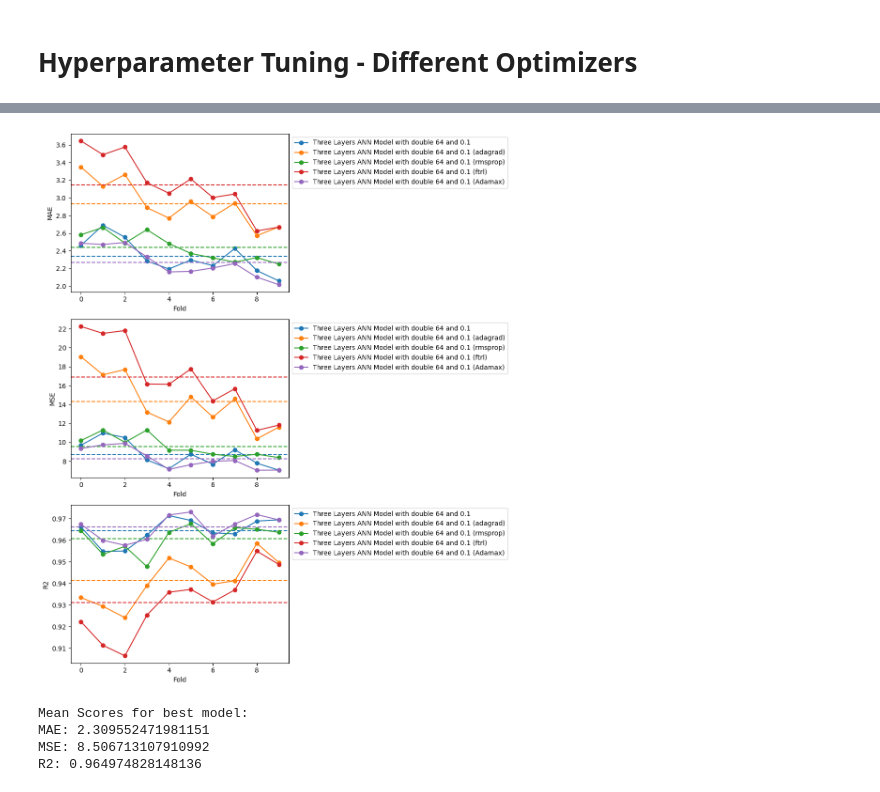
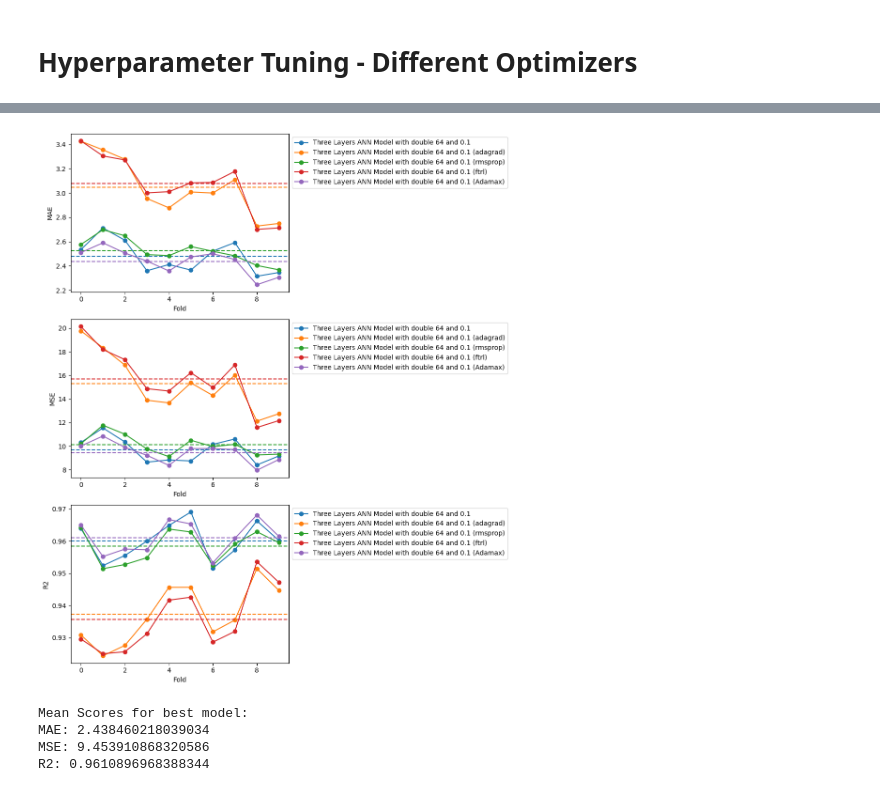
Before and after one commit to jonaslwq/dsa4262_part1, a Jupyter notebook: ANN.ipynb, the cells around one changed output, grey strips where cells are left out. Drawn from its saved outputs; the diff is of its cells as text; code cells hidden in the pictures.

```diff
--- a/ANN.ipynb
+++ b/ANN.ipynb
@@ -394,9 +394,9 @@ model_scores = {
 }
 
 model = Sequential()
-model.add(Dense(units=64, activation='relu', input_dim=35))
+model.add(Dense(units=64, activation='relu', input_dim=17))
 model.add(Dropout(0.1))
-model.add(Dense(units=64, activation='relu', input_dim=35))
+model.add(Dense(units=64, activation='relu'))
 model.add(Dropout(0.1))
 model.add(Dense(units=1, activation='linear'))
 model.compile(optimizer="adam", loss='mean_squared_error')
@@ -619,9 +619,9 @@ opt_model_scores = {
 }
 
 model = Sequential()
-model.add(Dense(units=64, activation='relu', input_dim=35))
+model.add(Dense(units=64, activation='relu', input_dim=17))
 model.add(Dropout(0.1))
-model.add(Dense(units=64, activation='relu', input_dim=35))
+model.add(Dense(units=64, activation='relu', input_dim=17))
 model.add(Dropout(0.1))
 model.add(Dense(units=1, activation='linear'))
 model.compile(optimizer="adam", loss='mean_squared_error')
@@ -655,8 +655,8 @@ print_model_scores(opt_model_scores)
 # %%
 model = Sequential()
-model.add(Dense(units=64, activation='relu', input_dim=35))
+model.add(Dense(units=64, activation='relu', input_dim=17))
 model.add(Dropout(0.1))
-model.add(Dense(units=64, activation='relu', input_dim=35))
+model.add(Dense(units=64, activation='relu', input_dim=17))
 model.add(Dropout(0.1))
 model.add(Dense(units=1, activation='linear'))
 model.compile(optimizer="adagrad", loss='mean_squared_error')
@@ -689,8 +689,8 @@ Three Layers ANN Model with double 64 and 0.1 (adagrad) (fold 9) is done trainin
 # %%
 model = Sequential()
-model.add(Dense(units=64, activation='relu', input_dim=35))
+model.add(Dense(units=64, activation='relu', input_dim=17))
 model.add(Dropout(0.1))
-model.add(Dense(units=64, activation='relu', input_dim=35))
+model.add(Dense(units=64, activation='relu', input_dim=17))
 model.add(Dropout(0.1))
 model.add(Dense(units=1, activation='linear'))
 model.compile(optimizer="rmsprop", loss='mean_squared_error')
@@ -722,9 +722,9 @@ from tensorflow.keras.optimizers import Ftrl
 
 
 model = Sequential()
-model.add(Dense(units=64, activation='relu', input_dim=35))
+model.add(Dense(units=64, activation='relu', input_dim=17))
 model.add(Dropout(0.1))
-model.add(Dense(units=64, activation='relu', input_dim=35))
+model.add(Dense(units=64, activation='relu', input_dim=17))
 model.add(Dropout(0.1))
 model.add(Dense(units=1, activation='linear'))
 model.compile(optimizer=Ftrl(), loss='mean_squared_error')
@@ -732,9 +732,9 @@ model.compile(optimizer=Ftrl(), loss='mean_squared_error')
 opt_model_scores = cv_eval_model(model, "Three Layers ANN Model with double 64 and 0.1 (ftrl)", opt_model_scores, X_processed, y)
 
 model = Sequential()
-model.add(Dense(units=64, activation='relu', input_dim=35))
+model.add(Dense(units=64, activation='relu', input_dim=17))
 model.add(Dropout(0.1))
-model.add(Dense(units=64, activation='relu', input_dim=35))
+model.add(Dense(units=64, activation='relu', input_dim=17))
 model.add(Dropout(0.1))
 model.add(Dense(units=1, activation='linear'))
 model.compile(optimizer="Adamax", loss='mean_squared_error')
@@ -760,13 +760,13 @@ Three Layers ANN Model with double 64 and 0.1 (ftrl) (fold 5) is done training a
 Three Layers ANN Model with double 64 and 0.1 (Adamax) (fold 8) is done training and evaluation
 13/13 [==============================] - 0s 1ms/step
 Three Layers ANN Model with double 64 and 0.1 (Adamax) (fold 9) is done training and evaluation
-[figure, old version]
+[figure, new version]
 # %%
 # Access the mean scores for XGBoost Tuned from model_scores
 best_mean_scores = {
-    'MAE': model_scores['MAE']["Three Layers ANN Model with double 64 and 0.1 (Adamax)"]['mean'],
-    'MSE': model_scores['MSE']["Three Layers ANN Model with double 64 and 0.1 (Adamax)"]['mean'],
-    'R2': model_scores['R2']["Three Layers ANN Model with double 64 and 0.1 (Adamax)"]['mean']
+    'MAE': opt_model_scores['MAE']["Three Layers ANN Model with double 64 and 0.1 (Adamax)"]['mean'],
+    'MSE': opt_model_scores['MSE']["Three Layers ANN Model with double 64 and 0.1 (Adamax)"]['mean'],
+    'R2': opt_model_scores['R2']["Three Layers ANN Model with double 64 and 0.1 (Adamax)"]['mean']
 }
 
 # Print out the mean scores
@@ -776,6 +776,6 @@ print("MSE:", best_mean_scores['MSE'])
 print("R2:", best_mean_scores['R2'])
 # %% [output]
 Mean Scores for best model:
-MAE: 2.309552471981151
-MSE: 8.506713107910992
-R2: 0.964974828148136
+MAE: 2.438460218039034
+MSE: 9.453910868320586
+R2: 0.9610896968388344
```
Also changed, not shown: parts of 22 cells of this notebook, 1 other file.
